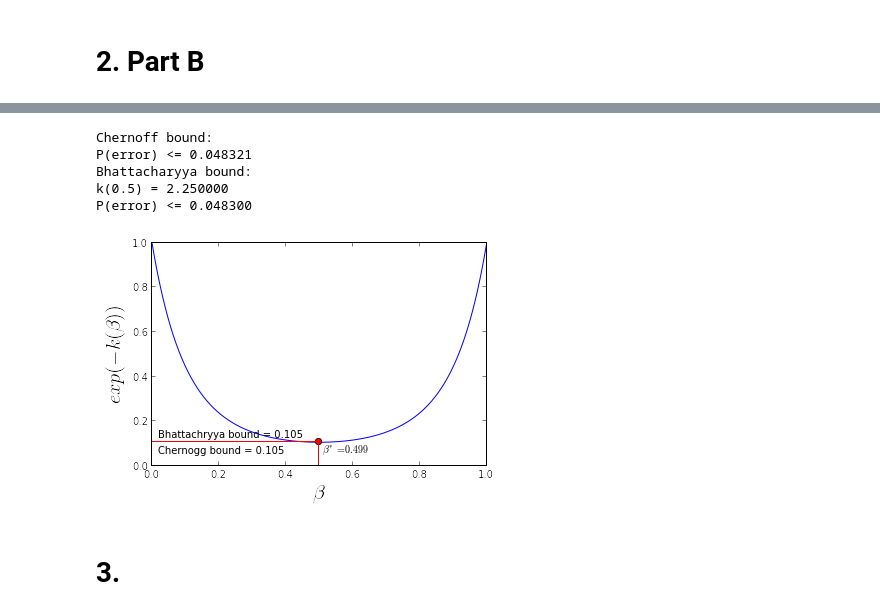
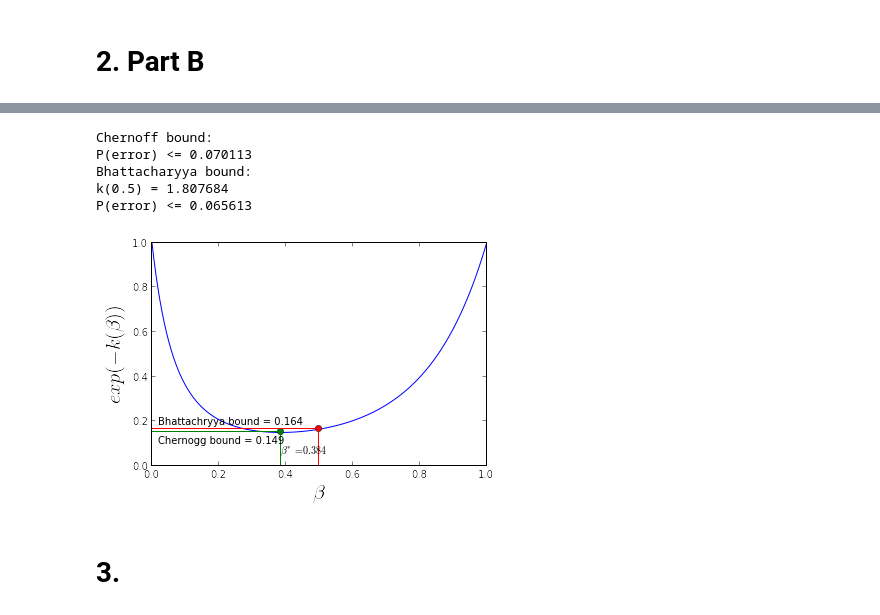
Before and after one commit to YutaMiyake/PatternRecognition, a Jupyter notebook: PA01/plot.ipynb, the cells around one changed output, grey strips where cells are left out. Drawn from its saved outputs; the diff is of its cells as text; code cells hidden in the pictures.

```diff
--- a/PA01/plot.ipynb
+++ b/PA01/plot.ipynb
@@ -368,8 +380,8 @@ visualize(classifier1, case2_sample_set, labels, axarr[1])
 # %%
 mean1 = np.array([1.,1.])
-mean2 = np.array([4.,4.])
-cov1 = np.array([[1.,0],[0,1.]])
-cov2 = np.array([[4.,0],[0,16.]])
+mean2 = np.array([6.,6.])
+cov1 = np.array([[2.,0],[0,2.]])
+cov2 = np.array([[4.,0],[0,8.]])
 apriori1 = 0.5
 apriori2 = 0.5
 
@@ -381,7 +393,7 @@ ekb_value = None
 
 # calc ekbs
 for beta in betas:
-    ekb_value = ekb(beta, mean1, mean2, cov, cov)
+    ekb_value = ekb(beta, mean1, mean2, cov1, cov2)
     if minekb == None or minekb > ekb_value:
         minekb = ekb_value
         minbeta = beta
@@ -398,7 +410,7 @@ plot(beta,ekb_value,'go')
 plot(np.linspace(0,beta,2),[ekb_value]*2, 'g')
 plot([beta]*2,np.linspace(0,ekb_value,2), 'g')
 text(0.02, ekb_value-0.05, "Chernogg bound = %.3f" %(ekb_value),horizontalalignment='left', fontsize=10)
-text(beta+0.01, ekb_value-0.05, r"$\beta^*=%.3f$" %(beta),horizontalalignment='left', fontsize=10)
+text(beta, ekb_value-0.1, r"$\beta^*=%.3f$" %(beta),horizontalalignment='left', fontsize=10)
 
 # print upperbounds for probability of error
 print "Chernoff bound:"
@@ -406,7 +418,7 @@ print r"P(error) <= %f" %(chernoff(minbeta, apriori1, apriori2, ekb_value))
 
 # plot bounds
 beta = 0.5
-ekb_value = ekb(beta, mean1, mean2, cov, cov)
+ekb_value = ekb(beta, mean1, mean2, cov1, cov2)
 plot(beta,ekb_value,'ro')
 plot(np.linspace(0,beta,2),[ekb_value]*2, 'r')
 plot([beta]*2,np.linspace(0,ekb_value,2), 'r')
@@ -451,10 +463,10 @@ visualize(classifier2, case2_sample_set, labels, axarr)
 # %%
 mean1 = np.array([1.,1.])
-mean2 = np.array([4.,4.])
-cov1 = np.array([[1.,0],[0,1.]])
-cov2 = np.array([[4.,0],[0,16.]])
-apriori1 = 0.3
-apriori2 = 0.7
+mean2 = np.array([6.,6.])
+cov1 = np.array([[2.,0],[0,2.]])
+cov2 = np.array([[4.,0],[0,8.]])
+apriori1 = 0.2
+apriori2 = 0.8
 
 betas = np.linspace(0,1,1000)
 ekbs = []
@@ -464,46 +476,46 @@ ekb_value = None
 
 # calc ekbs
 for beta in betas:
-    ekb_value = ekb(beta, mean1, mean2, cov, cov)
+    ekb_value = ekb(beta, mean1, mean2, cov1, cov2)
     if minekb == None or minekb > ekb_value:
         minekb = ekb_value
         minbeta = beta
     ekbs.append(ekb_value)
 
 # plot ekbs bs beta
 plot(betas, ekbs)
 xlabel(r'$\beta$',fontsize=20)
 ylabel(r'$exp(-k(\beta))$',fontsize=20)
 
 beta = minbeta
 ekb_value = minekb
 plot(beta,ekb_value,'go')
 plot(np.linspace(0,beta,2),[ekb_value]*2, 'g')
 plot([beta]*2,np.linspace(0,ekb_value,2), 'g')
 text(0.02, ekb_value-0.05, "Chernogg bound = %.3f" %(ekb_value),horizontalalignment='left', fontsize=10)
-text(beta+0.01, ekb_value-0.05, r"$\beta^*=%.3f$" %(beta),horizontalalignment='left', fontsize=10)
+text(beta, ekb_value-0.1, r"$\beta^*=%.3f$" %(beta),horizontalalignment='left', fontsize=10)
 
 # print upperbounds for probability of error
 print "Chernoff bound:"
 print r"P(error) <= %f" %(chernoff(minbeta, apriori1, apriori2, ekb_value))
 
 # plot bounds
 beta = 0.5
-ekb_value = ekb(beta, mean1, mean2, cov, cov)
+ekb_value = ekb(beta, mean1, mean2, cov1, cov2)
 plot(beta,ekb_value,'ro')
 plot(np.linspace(0,beta,2),[ekb_value]*2, 'r')
 plot([beta]*2,np.linspace(0,ekb_value,2), 'r')
 text(0.02, ekb_value+0.02, "Bhattachryya bound = %.3f" %(ekb_value),horizontalalignment='left', fontsize=10)
 
 print "Bhattacharyya bound: \nk(0.5) = %f" %(-np.log(ekb_value))
 print r"P(error) <= %f" %(bhattacharyya(apriori1, apriori2, ekb_value))
 # %% [output]
 Chernoff bound:
-P(error) <= 0.048321
+P(error) <= 0.070113
 Bhattacharyya bound:
-k(0.5) = 2.250000
-P(error) <= 0.048300
+k(0.5) = 1.807684
+P(error) <= 0.065613
-[figure, old version]
+[figure, new version]
 # %% [markdown]
 # 3.
 # %%
```
Also changed, not shown: parts of 22 cells of this notebook.
